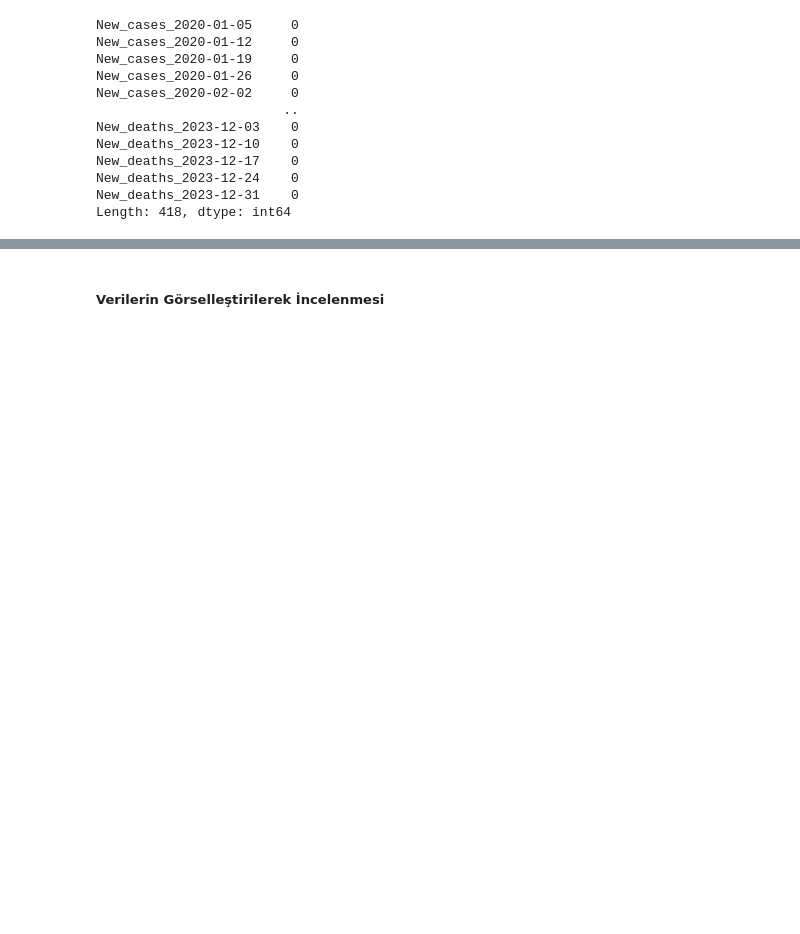
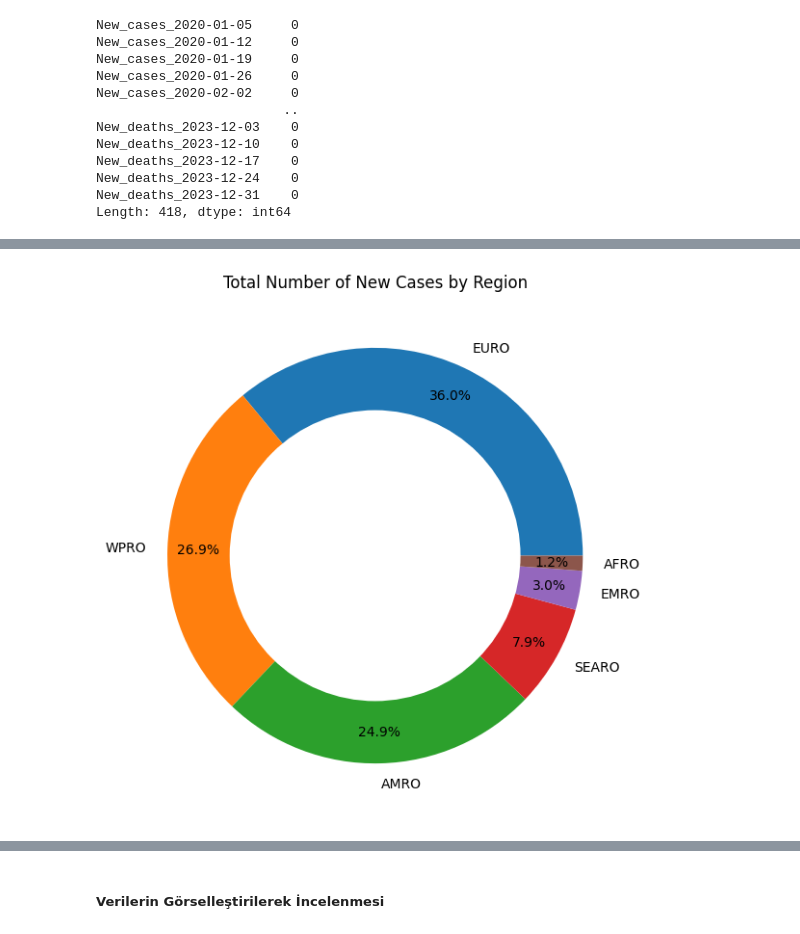
Before and after one commit to melsagin/covid, a Jupyter notebook: covid/analysis.ipynb, the cells around one changed output, grey strips where cells are left out. Saved outputs shown, nothing was run; the diff lists cells and outputs as text; code cells hidden in the pictures; blank space fills up the shorter version.

```diff
--- a/covid/analysis.ipynb
+++ b/covid/analysis.ipynb
@@ -247,0 +366,6 @@ new_df
+# %%
+# "New_cases" ile başlayan sütunları seç
+filtered_columns = df_pivot.filter(regex='^New_cases')
+
+# WHO bölgesine göre sütunları topla
+region_cases = filtered_columns.groupby(df_pivot.index.get_level_values('WHO_region')).sum().sum(axis=1).sort_values(ascending=False)
@@ -247,0 +383,8 @@ new_df
+# %%
+plt.figure(figsize=(15, 7))
+plt.pie(region_cases.values, labels=region_cases.index, autopct='%1.1f%%', startangle=0, pctdistance=0.85)
+plt.gca().add_artist(plt.Circle((0,0),0.70,fc='white'))  # Drawing a white circle in the center, making it hollow
+plt.title('Total Number of New Cases by Region')
+plt.show()
+# %% [output]
+[figure, added]
```
Also changed, not shown: parts of 37 cells of this notebook.
